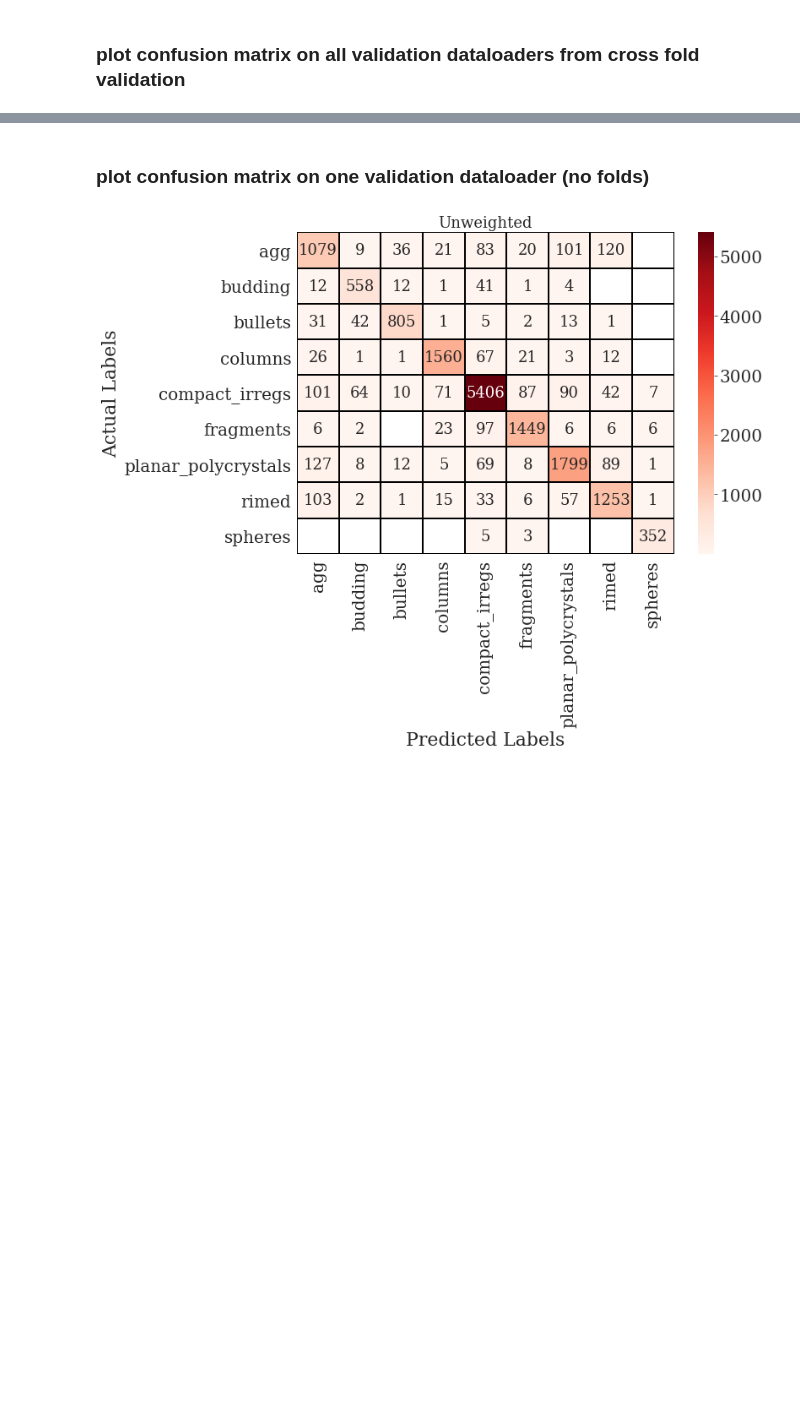
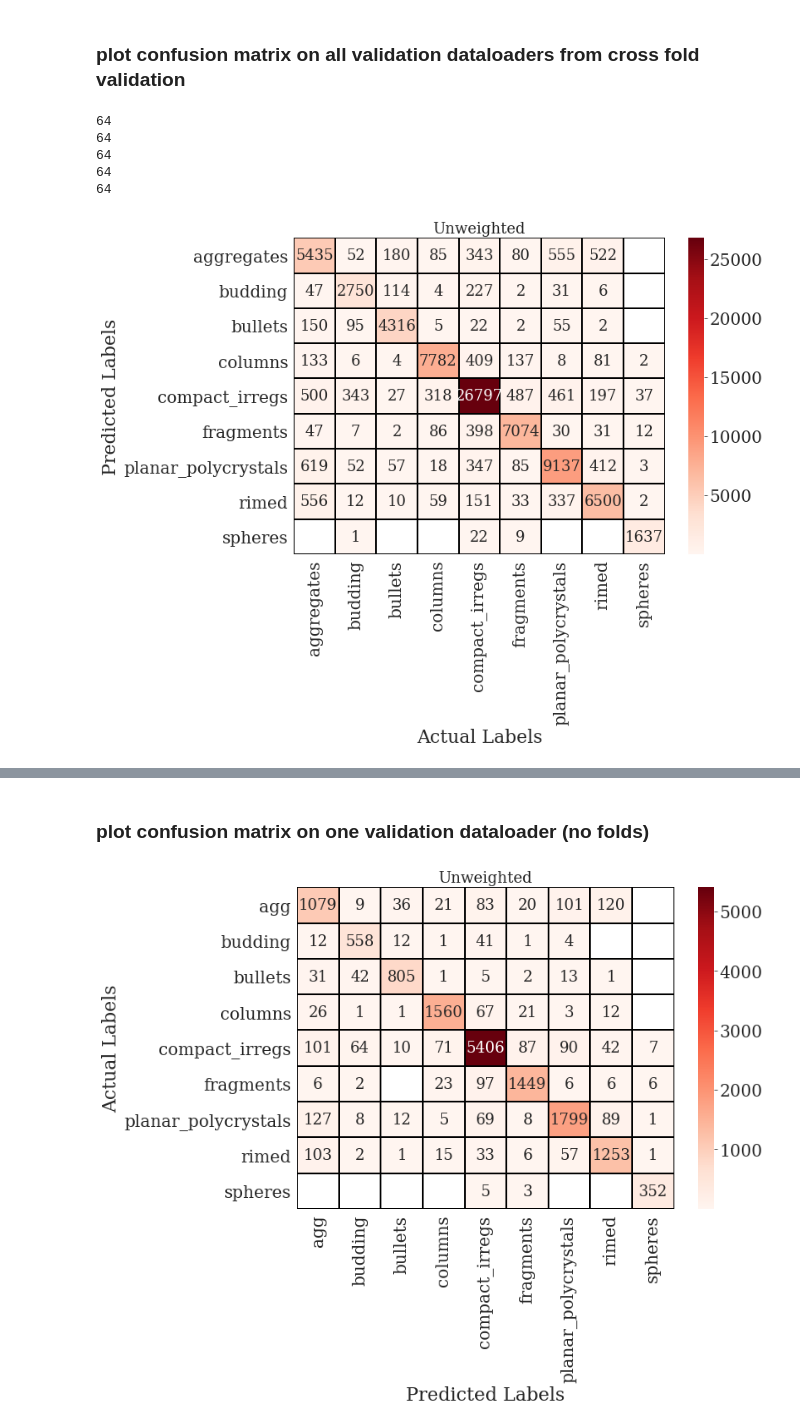
Before and after one commit to vprzybylo/cocpit, a Jupyter notebook: notebooks/make_plots.ipynb, the cells around one changed output, grey strips where cells are left out. Cells and saved outputs as stored; diff of their text form; code cells hidden in the pictures; blank space fills up the shorter version.

Commit message:
folds for val_data in gui

```diff
--- a/notebooks/make_plots.ipynb
+++ b/notebooks/make_plots.ipynb
@@ -46,43 +43,49 @@ plt.rcParams.update(plt_params)
 iterate through each fold and append predictions and actual labels
 changing saved model and validation data each time
 """
-
+kfolds = 5
 all_preds = []
 all_labels = []
-for fold in range(5):
+for fold in range(kfolds):
+    print(f"{fold} out of {kfolds} complete)
     val_data = torch.load(
-        "/data/data/saved_val_loaders/no_mask/v1.3.0/val_loader20_bs64_k"
-        + str(fold)
-        + "_1models_vgg16_no_blank.pt"
-    )
-    saved_model_name = (
-        "/data/data/saved_models/no_mask/v1.3.0/e20_bs64_k"
-        + str(fold)
-        + "_1models_no_blank_vgg16"
+            f"{config.VAL_LOADER_SAVE_DIR}e{config.MAX_EPOCHS}"\
+            f"_val_loader20_bs{config.BATCH_SIZE}"\
+            f"_k{str(fold)}_vgg16.pt"
     )
 
+    model_name = f"{config.MODEL_SAVE_DIR}e{config.MAX_EPOCHS}"\
+                f"_val_loader20_bs{config.BATCH_SIZE}"\
+                f"_k{str(fold)}_vgg16.pt"
 
-    model = torch.load(saved_model_name).cuda()
-    device = torch.device("cuda" if torch.cuda.is_available() else "cpu")
-    result = saved_model_name.find("bs")
-    batch_size = int(saved_model_name[result + 2 : result + 4])
+    model = torch.load(model_name).cuda()
+    result = model_name.find("bs")
+    batch_size = int(model_name[result + 3 : result + 5])
 
     # get predictions from val loader
     preds, labels = cocpit.data_loaders.get_val_loader_predictions(
-        model, val_data, device, batch_size
+        model, val_data, batch_size
     )
     all_preds.append(preds)
     all_labels.append(labels)
+# %% [output]
+64
+64
+64
+64
+64
 # %%
 all_preds = list(itertools.chain(*all_preds))
 all_labels = list(itertools.chain(*all_labels))
 # %%
 # plot/save conf matrix
 save_name = "/data/data/plots/conf_matrix_allfolds.pdf"
 
-cocpit.plot_metrics.confusion_matrix(
+cocpit.plot_metrics.conf_matrix(
     all_preds, all_labels, norm=False, save_name=save_name, save_fig=True
 )
+# %% [output]
+[figure, added]
 # %%
 # plot/save normalized conf matrix
 save_name = "/data/data/plots/norm_conf_matrix_allfolds.pdf"
```
Also changed, not shown: parts of 2 cells of this notebook, 5 other files.
